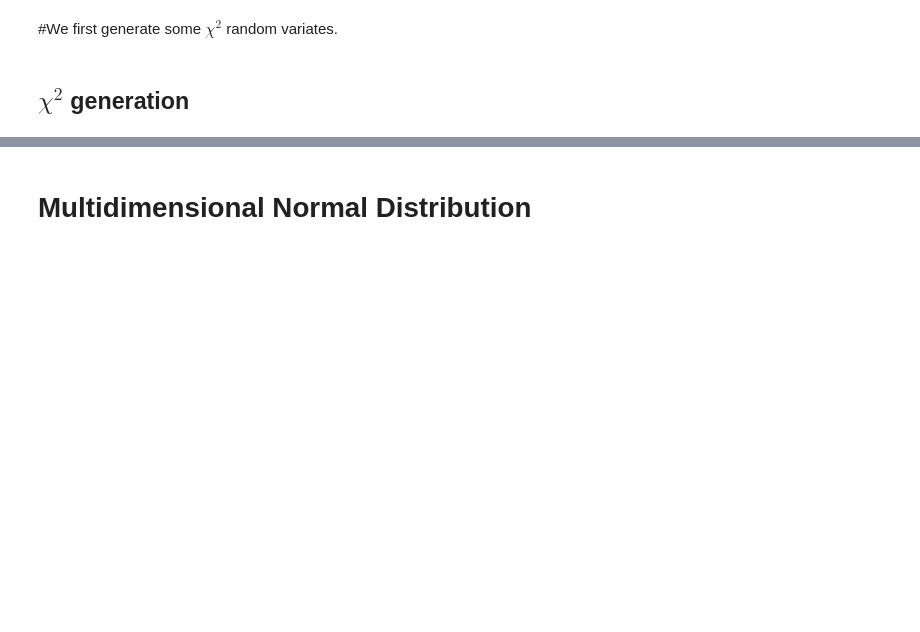
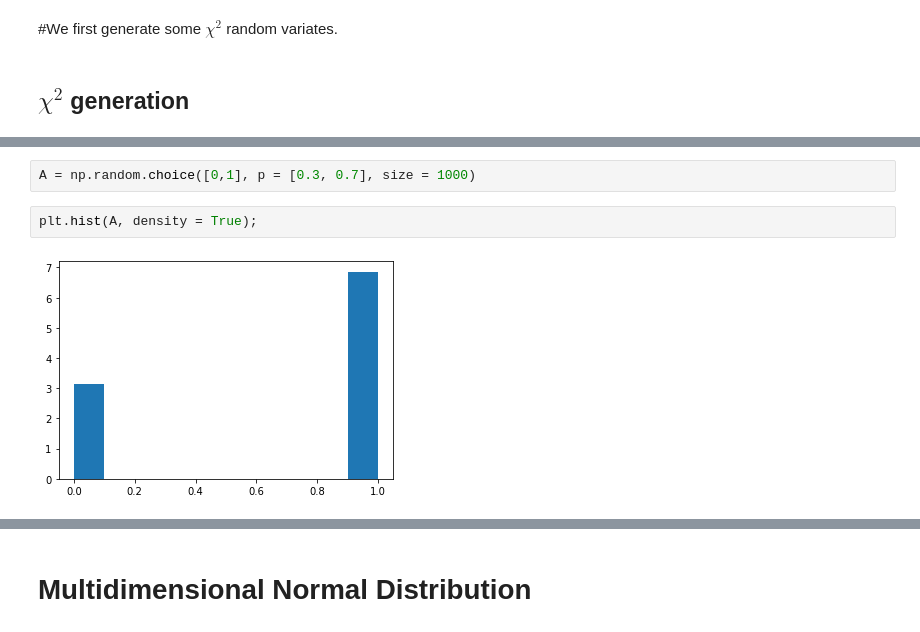
Before and after one commit to y-akbal/Computational_Statistics, a Jupyter notebook: 4/W4a.ipynb, the cells around one changed output, grey strips where cells are left out. Cells and saved outputs as stored; diff of their text form; blank space fills up the shorter version.

```diff
--- a/4/W4a.ipynb
+++ b/4/W4a.ipynb
@@ -14,0 +72,6 @@ import pickle
+# %%
+A = np.random.choice([0,1], p = [0.3, 0.7], size = 1000)
+# %%
+plt.hist(A, density = True);
+# %% [output]
+[figure, added]
```
Also changed, not shown: parts of 29 cells of this notebook, 1 other file.
